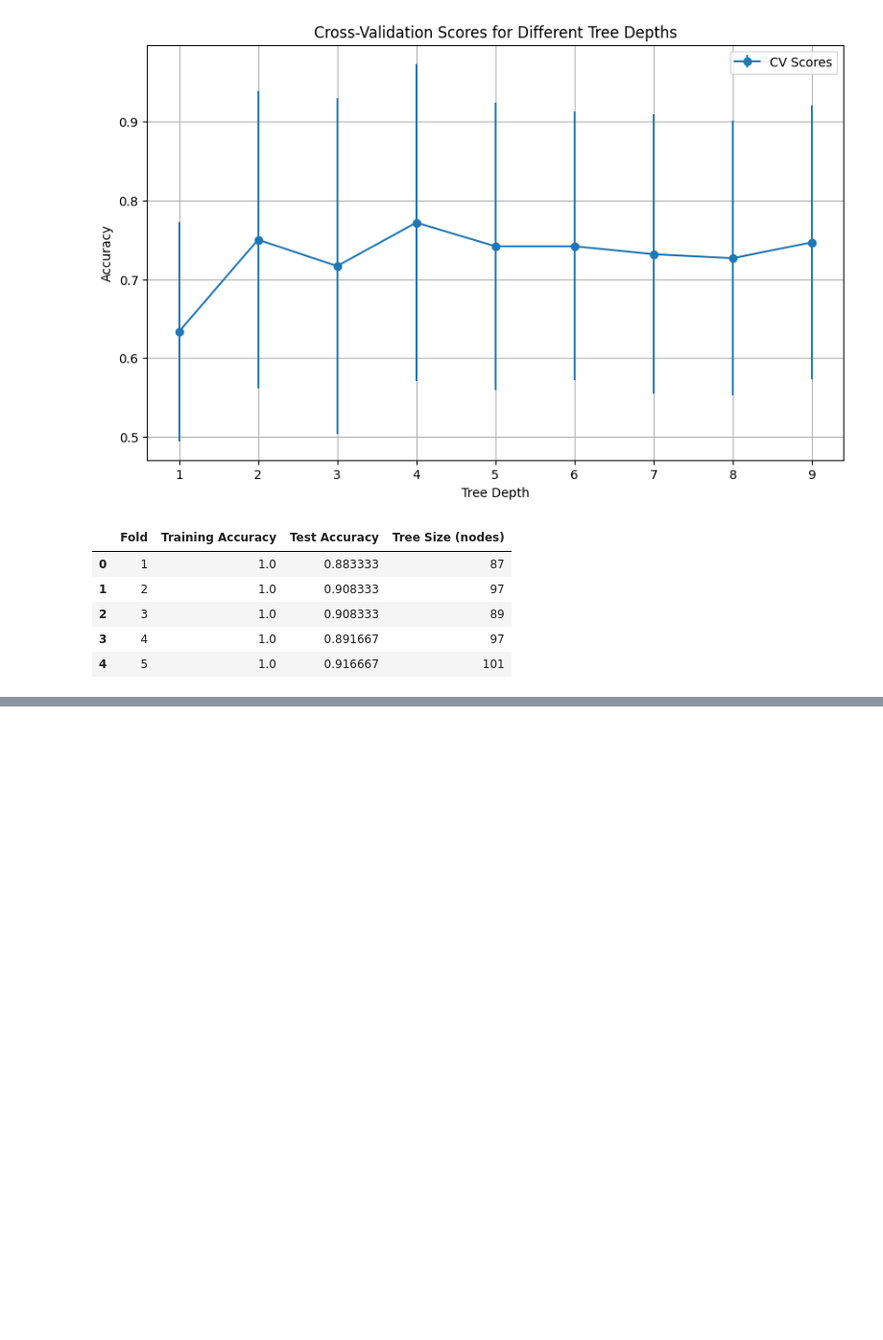
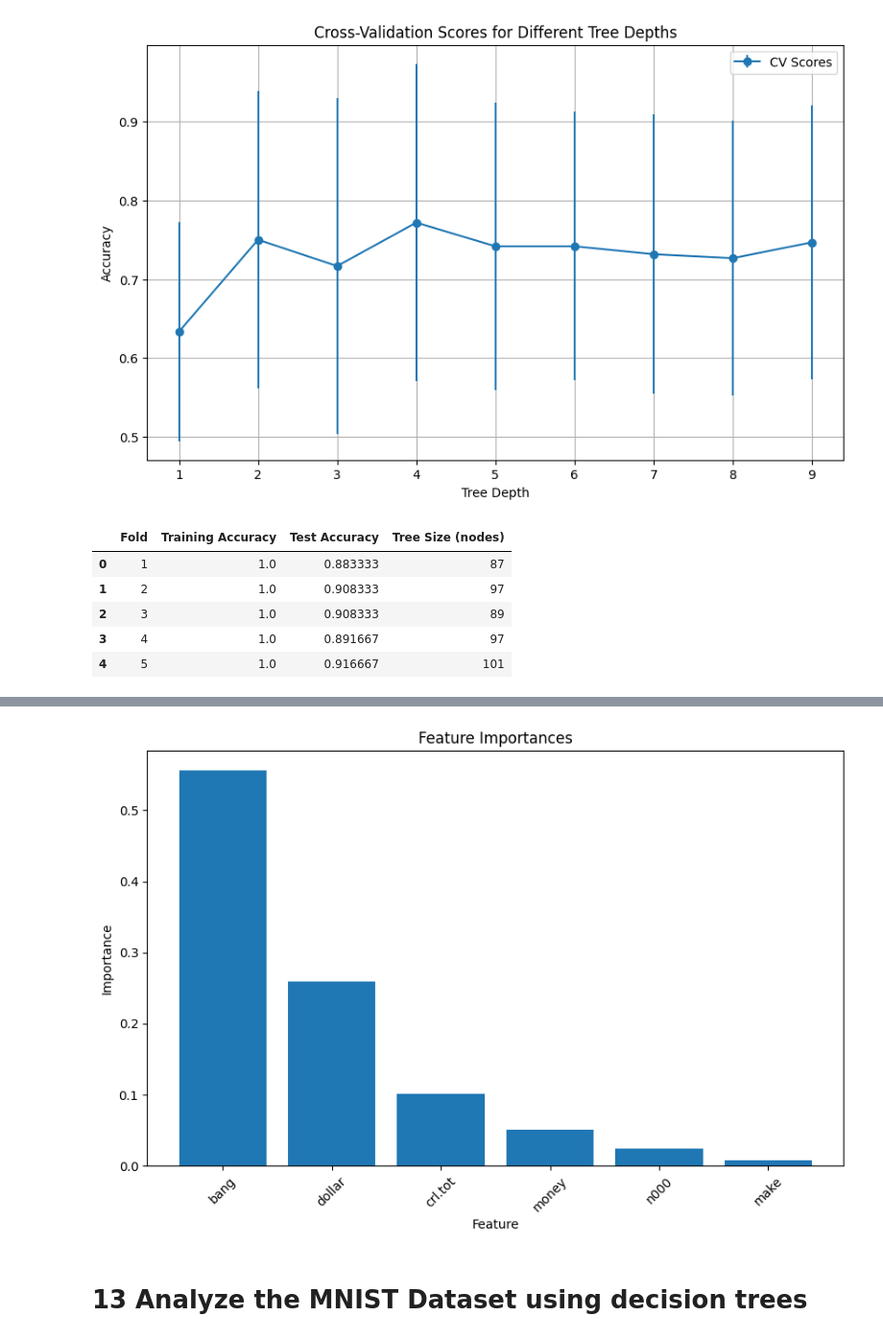
Before and after one commit to FabianBB/Machine-Learning, a Jupyter notebook: Tree-based-models/Tree-based-methods.ipynb, the cells around one changed output, grey strips where cells are left out. Shown at 96% size. Drawn from its saved outputs; the diff is of its cells as text; code cells hidden in the pictures; blank space fills up the shorter version.

```diff
--- a/Tree-based-models/Tree-based-methods.ipynb
+++ b/Tree-based-models/Tree-based-methods.ipynb
@@ -408,0 +465,11 @@ results_df
+# %%
+# depth 7 seems best
+tree = DecisionTreeClassifier(max_depth=7, random_state=0)
+tree.fit(X_train, y_train)
+
+# accuracy
+train_accuracy = tree.score(X_train, y_train)
+test_accuracy = tree.score(X_test, y_test)
+
+print(f"Training accuracy: {train_accuracy:.2f}")
+print(f"Test accuracy: {test_accuracy:.2f}")
@@ -408,0 +490,18 @@ results_df
+# %%
+# feature importances
+importances = tree.feature_importances_
+indices = np.argsort(importances)[::-1]
+num_features = 6
+
+# Plot the feature importances and add featuer names
+plt.figure(figsize=(10, 6))
+plt.bar(range(num_features), importances[indices[:num_features]], align="center")
+plt.xticks(range(num_features), X.columns[indices[:num_features]], rotation=45)
+plt.title("Feature Importances")
+plt.xlabel("Feature")
+plt.ylabel("Importance")
+plt.show()
+# %% [output]
+[figure, added]
+# %% [markdown]
+# 13 Analyze the MNIST Dataset using decision trees
```
Also changed, not shown: parts of 32 cells of this notebook.
